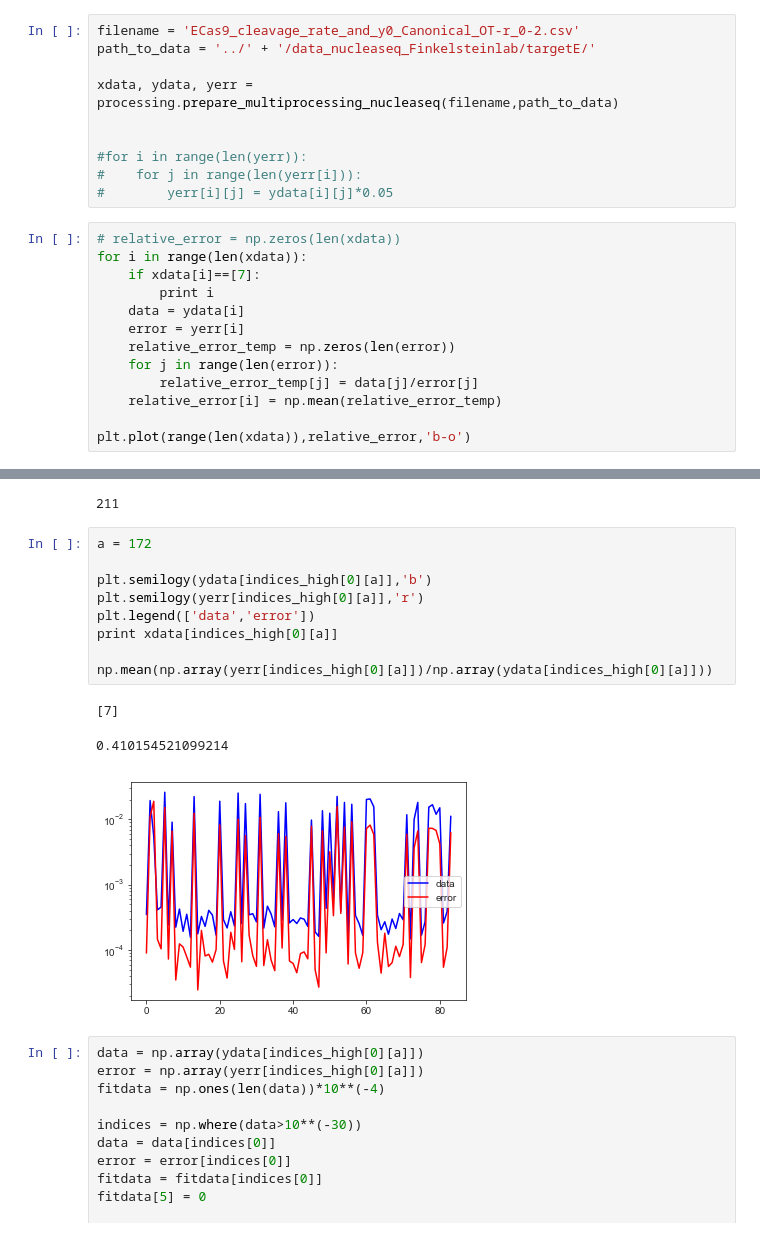
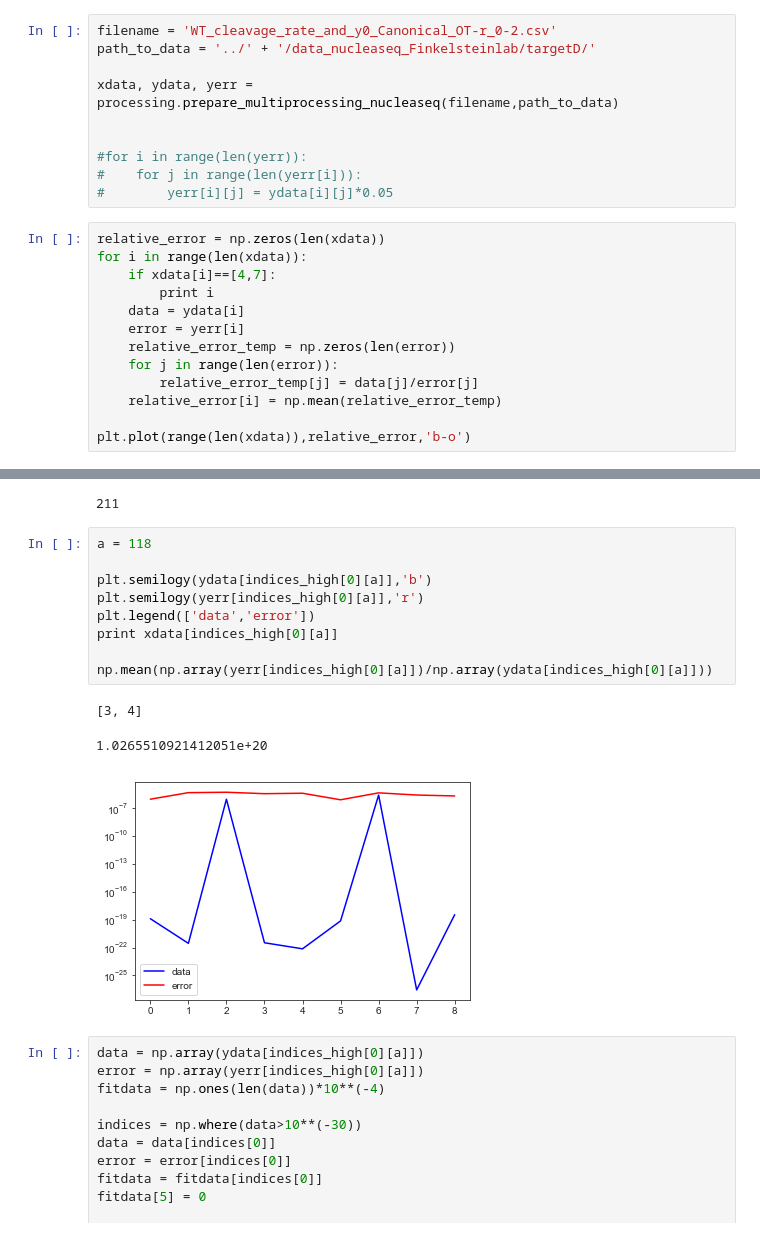
Before and after one commit to martin-depken/Energy-Landscape, a Jupyter notebook: predict_pclv_Stijn/Inspect_errors_of_data.ipynb, the cells around one changed output, grey strips where cells are left out. Saved outputs shown, nothing was run; the diff lists cells and outputs as text.

Commit message:
changes to visualisation tools

```diff
--- a/predict_pclv_Stijn/Inspect_errors_of_data.ipynb
+++ b/predict_pclv_Stijn/Inspect_errors_of_data.ipynb
@@ -18,8 +18,8 @@ reload(processing);
 # %% [markdown]
 ##### Load data
 # %%
-filename = 'ECas9_cleavage_rate_and_y0_Canonical_OT-r_0-2.csv'
-path_to_data = '../' + '/data_nucleaseq_Finkelsteinlab/targetE/'
+filename = 'WT_cleavage_rate_and_y0_Canonical_OT-r_0-2.csv'
+path_to_data = '../' + '/data_nucleaseq_Finkelsteinlab/targetD/'
 
 xdata, ydata, yerr = processing.prepare_multiprocessing_nucleaseq(filename,path_to_data)
 
@@ -28,9 +28,9 @@ xdata, ydata, yerr = processing.prepare_multiprocessing_nucleaseq(filename,path_
 #    for j in range(len(yerr[i])):
 #        yerr[i][j] = ydata[i][j]*0.05
 # %%
-# relative_error = np.zeros(len(xdata))
+relative_error = np.zeros(len(xdata))
 for i in range(len(xdata)):
-    if xdata[i]==[7]:
+    if xdata[i]==[4,7]:
         print i
     data = ydata[i]
     error = yerr[i]
@@ -61,18 +61,18 @@ len(high_error)
 # %% [output]
 211
 # %%
-a = 172
+a = 118
 
 plt.semilogy(ydata[indices_high[0][a]],'b')
 plt.semilogy(yerr[indices_high[0][a]],'r')
 plt.legend(['data','error'])
 print xdata[indices_high[0][a]]
 
 np.mean(np.array(yerr[indices_high[0][a]])/np.array(ydata[indices_high[0][a]]))
 # %% [output]
-[7]
+[3, 4]
-0.410154521099214
+1.0265510921412051e+20
-[figure, old version]
+[figure, new version]
 # %%
 data = np.array(ydata[indices_high[0][a]])
 error = np.array(yerr[indices_high[0][a]])
```
Also changed, not shown: parts of 1 cell of this notebook, 4 other files.
